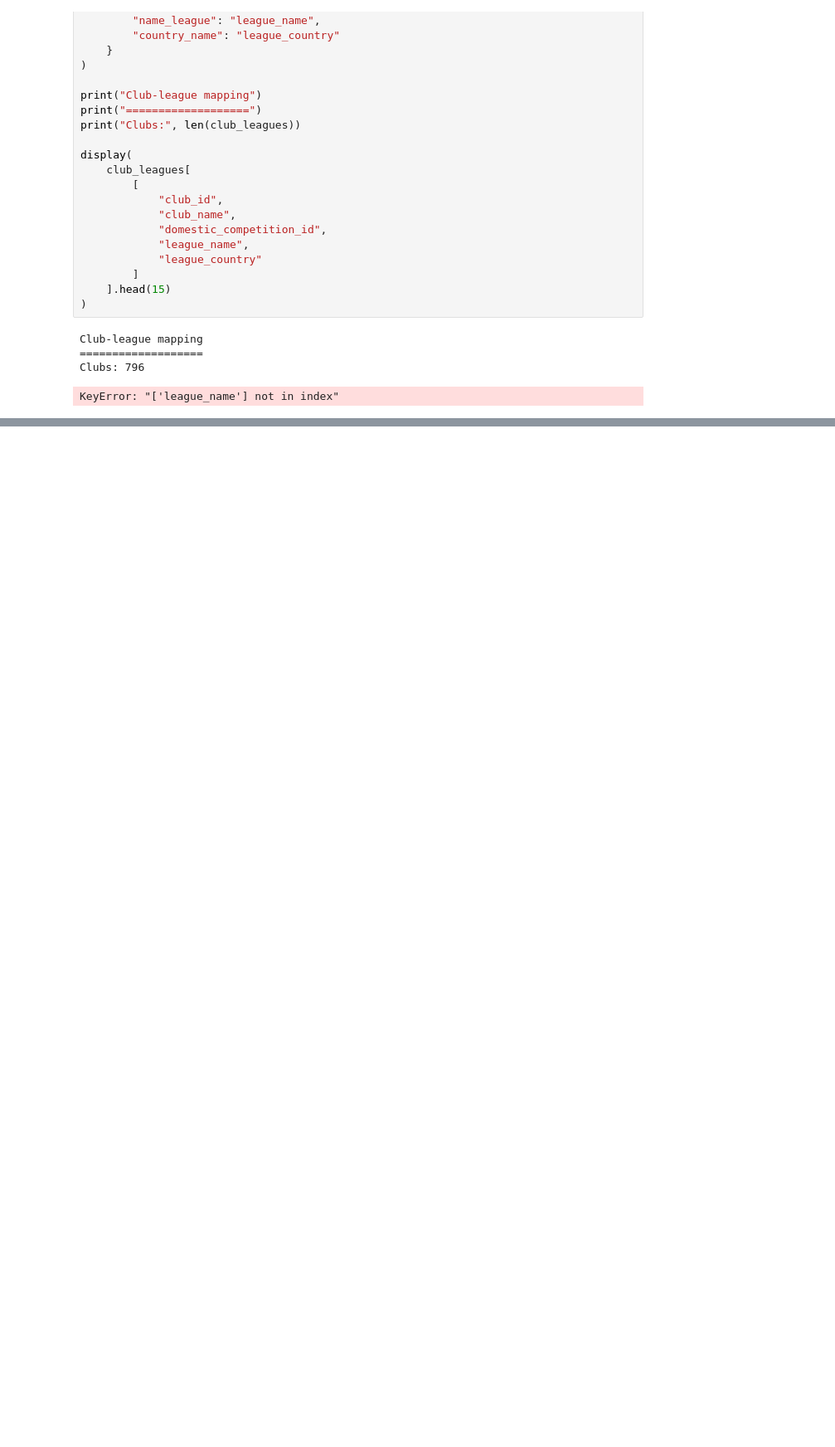
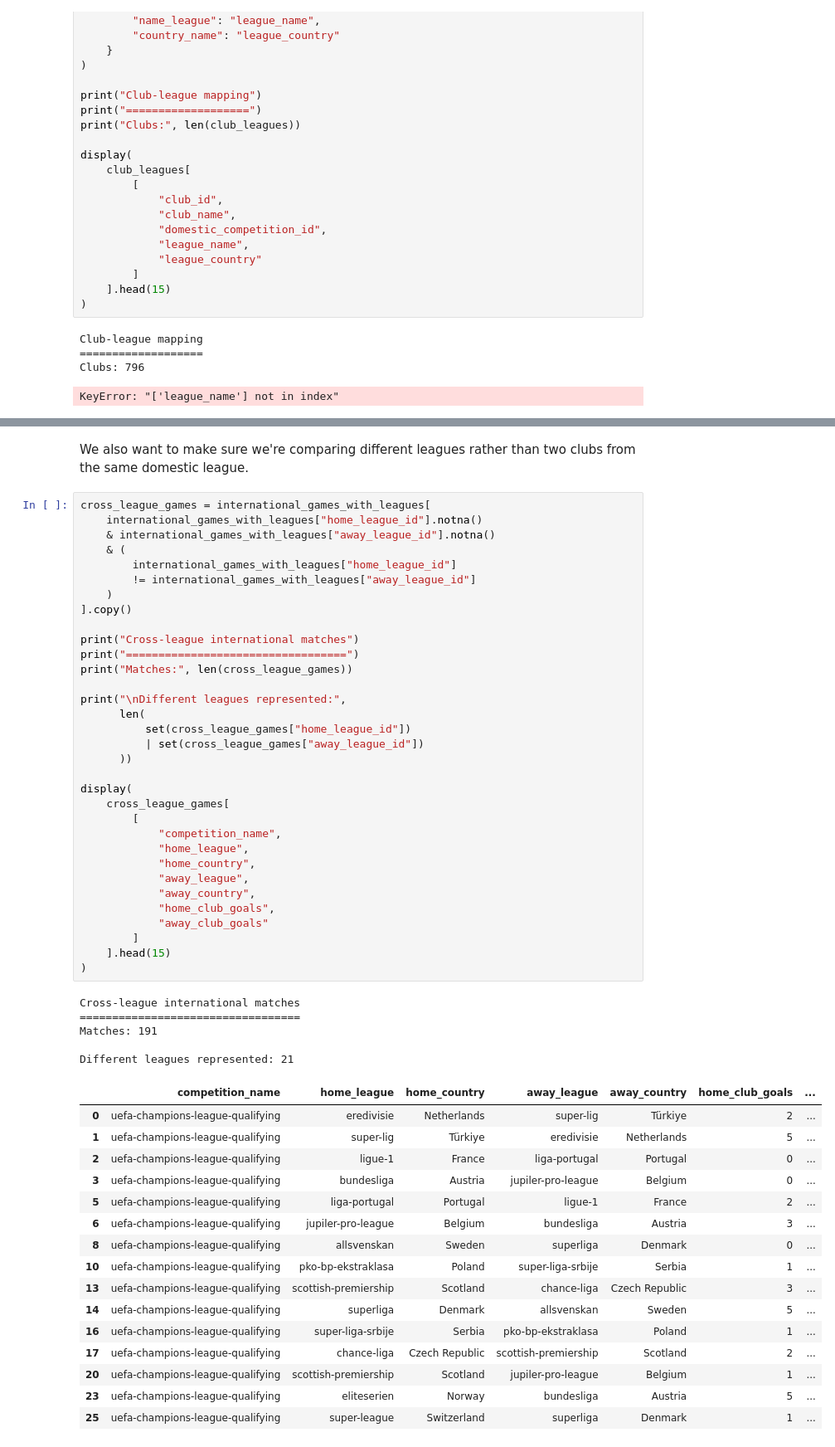
Before and after one commit to SirTEdgar/T_Compares, a Jupyter notebook: FootAnalytics.ipynb, the cells around one changed output, grey strips where cells are left out. Shown at 83% size. Cells and saved outputs as stored; diff of their text form; blank space fills up the shorter version.

```diff
--- a/FootAnalytics.ipynb
+++ b/FootAnalytics.ipynb
@@ -3147,0 +3419,57 @@ KeyError: "['league_name'] not in index"
+# %% [markdown]
+We also want to make sure we're comparing different leagues rather than two clubs from the same domestic league.
+# %%
+cross_league_games = international_games_with_leagues[
+    international_games_with_leagues["home_league_id"].notna()
+    & international_games_with_leagues["away_league_id"].notna()
+    & (
+        international_games_with_leagues["home_league_id"]
+        != international_games_with_leagues["away_league_id"]
+    )
+].copy()
+
+print("Cross-league international matches")
+print("==================================")
+print("Matches:", len(cross_league_games))
+
+print("\nDifferent leagues represented:",
+      len(
+          set(cross_league_games["home_league_id"])
+          | set(cross_league_games["away_league_id"])
+      ))
+
+display(
+    cross_league_games[
+        [
+            "competition_name",
+            "home_league",
+            "home_country",
+            "away_league",
+            "away_country",
+            "home_club_goals",
+            "away_club_goals"
+        ]
+    ].head(15)
+)
+# %% [output]
+Cross-league international matches
+==================================
+Matches: 191
+
+Different leagues represented: 21
+|  | competition_name | home_league | home_country | away_league | away_country | home_club_goals | ... |
+| 0 | uefa-champions-league-qualifying | eredivisie | Netherlands | super-lig | Türkiye | 2 | ... |
+| 1 | uefa-champions-league-qualifying | super-lig | Türkiye | eredivisie | Netherlands | 5 | ... |
+| 2 | uefa-champions-league-qualifying | ligue-1 | France | liga-portugal | Portugal | 0 | ... |
+| 3 | uefa-champions-league-qualifying | bundesliga | Austria | jupiler-pro-league | Belgium | 0 | ... |
+| 5 | uefa-champions-league-qualifying | liga-portugal | Portugal | ligue-1 | France | 2 | ... |
+| 6 | uefa-champions-league-qualifying | jupiler-pro-league | Belgium | bundesliga | Austria | 3 | ... |
+| 8 | uefa-champions-league-qualifying | allsvenskan | Sweden | superliga | Denmark | 0 | ... |
+| 10 | uefa-champions-league-qualifying | pko-bp-ekstraklasa | Poland | super-liga-srbije | Serbia | 1 | ... |
+| 13 | uefa-champions-league-qualifying | scottish-premiership | Scotland | chance-liga | Czech Republic | 3 | ... |
+| 14 | uefa-champions-league-qualifying | superliga | Denmark | allsvenskan | Sweden | 5 | ... |
+| 16 | uefa-champions-league-qualifying | super-liga-srbije | Serbia | pko-bp-ekstraklasa | Poland | 1 | ... |
+| 17 | uefa-champions-league-qualifying | chance-liga | Czech Republic | scottish-premiership | Scotland | 2 | ... |
+| 20 | uefa-champions-league-qualifying | scottish-premiership | Scotland | jupiler-pro-league | Belgium | 1 | ... |
+| 23 | uefa-champions-league-qualifying | eliteserien | Norway | bundesliga | Austria | 5 | ... |
+| 25 | uefa-champions-league-qualifying | super-league | Switzerland | superliga | Denmark | 1 | ... |
```
Also changed, not shown: parts of 93 cells of this notebook.
